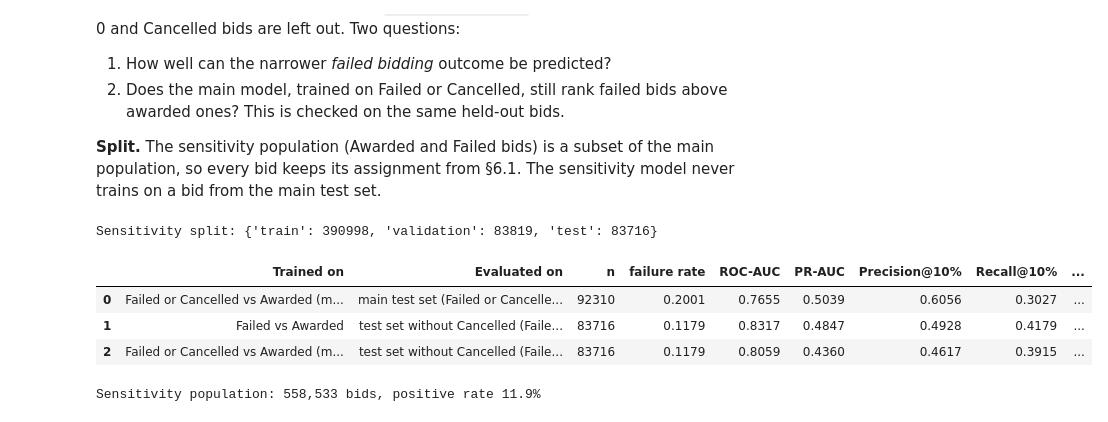
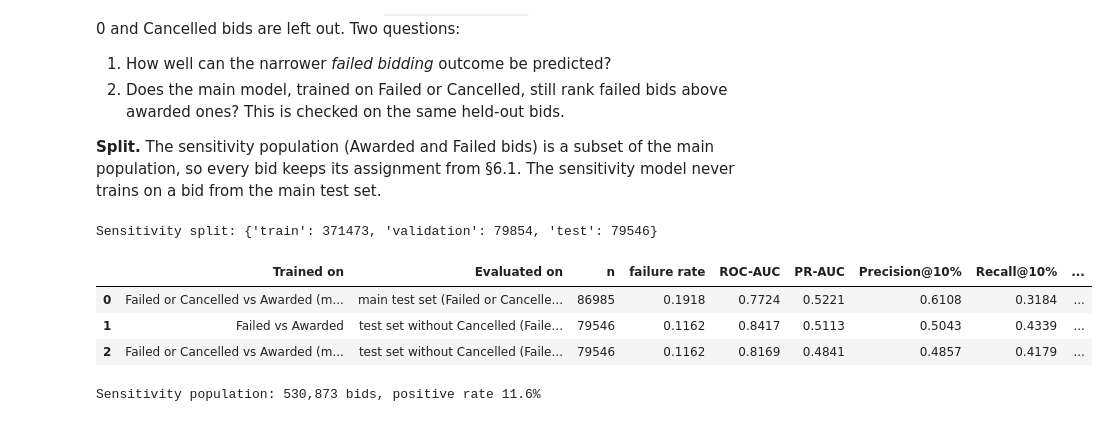
Before and after one commit to deyosa/philgeps-ml-project, a Jupyter notebook: notebooks/02_modeling.ipynb, the cells around one changed output. Cells and saved outputs as stored; diff of their text form; code cells hidden in the pictures.

```diff
--- a/notebooks/02_modeling.ipynb
+++ b/notebooks/02_modeling.ipynb
@@ -47,6 +47,8 @@ pd.set_option("display.float_format", lambda v: f"{v:,.4f}")
 pf.MODELS.mkdir(parents=True, exist_ok=True)
 
 bids = pd.read_parquet(pf.BIDS)
-labelled = bids[bids["Target_Failed"].notna()].reset_index(drop=True)
-print(f"Bids: {len(bids):,} | labelled: {len(labelled):,} | failure rate: {labelled.Target_Failed.mean() * 100:.2f}%")
+all_labelled = bids[bids["Target_Failed"].notna()].reset_index(drop=True)
+in_scope = all_labelled["in_model_scope"]
+print(f"Bids: {len(bids):,} | labelled: {len(all_labelled):,} | in model scope: {in_scope.sum():,} "
+      f"(2025 Q3–Q4 excluded: {(~in_scope).sum():,}) | failure rate in scope: {all_labelled.loc[in_scope, 'Target_Failed'].mean() * 100:.2f}%")
 # %% [output]
@@ -58,16 +62,9 @@ The split is stratified on outcome × source system, so each set keeps the same
 # %%
-def split_three(frame, target, seed=pf.RANDOM_STATE):
-    strata = frame[target].astype(int).astype(str) + "_" + frame["Source System"].astype(str)
-    train_idx, rest_idx = train_test_split(frame.index, test_size=0.30, stratify=strata, random_state=seed)
-    val_idx, test_idx = train_test_split(rest_idx, test_size=0.50, stratify=strata.loc[rest_idx], random_state=seed)
-    split = pd.Series("train", index=frame.index)
-    split.loc[val_idx] = "validation"
-    split.loc[test_idx] = "test"
-    return split
+all_labelled["split"] = pf.grouped_split(all_labelled, "Target_Failed")
+all_labelled[pf.KEY + ["split"]].to_parquet(pf.SPLITS, index=False)
+print("Notice groups in more than one set:", int(all_labelled.groupby("notice_group")["split"].nunique().gt(1).sum()))
 
-labelled["split"] = split_three(labelled, "Target_Failed")
-labelled[pf.KEY + ["split"]].to_parquet(pf.SPLITS, index=False)
-
+labelled = all_labelled[all_labelled["in_model_scope"]].reset_index(drop=True)
 split_summary = labelled.groupby(["split", "Source System"], observed=True)["Target_Failed"].agg(
     Bids="size", Failed="sum", **{"Failure rate": "mean"})
 display(split_summary)
@@ -379,31 +381,31 @@ The main target counts `Failed` and `Cancelled` bids as procurement failures. He
 # %%
 # Sensitivity population: Awarded and Failed bids only (Cancelled left out).
 # Every one of these bids is also in the main population, so it keeps its split from §6.1.
 sens = labelled[labelled["Target_Failed_Only"].notna()]
 s_train, s_test = sens[sens.split == "train"], sens[sens.split == "test"]
 y_s_test = s_test.Target_Failed_Only.astype(int)
 print("Sensitivity split:", sens.split.value_counts().to_dict())
 
 sens_model = make_models(numeric, categorical)[FINAL_MODEL]
 sens_model.fit(pf.model_frame(s_train, numeric, categorical), s_train.Target_Failed_Only.astype(int))
 X_s_test = pf.model_frame(s_test, numeric, categorical)
 s_score = sens_model.predict_proba(X_s_test)[:, 1]
-main_on_s = calibrated.predict_proba(X_s_test)[:, 1]
+main_on_s = final.predict_proba(X_s_test)[:, 1]
 
 comparison = pd.DataFrame([
     {"Trained on": "Failed or Cancelled vs Awarded (main)", "Evaluated on": "main test set (Failed or Cancelled vs Awarded)",
-     **pf.summary_metrics(y_test, prob_test)},
+     **pf.summary_metrics(y_test, raw_test)},
     {"Trained on": "Failed vs Awarded", "Evaluated on": "test set without Cancelled (Failed vs Awarded)",
      **pf.summary_metrics(y_s_test, s_score)},
     {"Trained on": "Failed or Cancelled vs Awarded (main)", "Evaluated on": "test set without Cancelled (Failed vs Awarded)",
      **pf.summary_metrics(y_s_test, main_on_s)},
 ])
 display(comparison)
 print(f"Sensitivity population: {len(sens):,} bids, positive rate {sens.Target_Failed_Only.mean() * 100:.1f}%")
 # %% [output]
-Sensitivity split: {'train': 390998, 'validation': 83819, 'test': 83716}
+Sensitivity split: {'train': 371473, 'validation': 79854, 'test': 79546}
 |  | Trained on | Evaluated on | n | failure rate | ROC-AUC | PR-AUC | Precision@10% | Recall@10% | ... |
-| 0 | Failed or Cancelled vs Awarded (m... | main test set (Failed or Cancelle... | 92310 | 0.2001 | 0.7655 | 0.5039 | 0.6056 | 0.3027 | ... |
-| 1 | Failed vs Awarded | test set without Cancelled (Faile... | 83716 | 0.1179 | 0.8317 | 0.4847 | 0.4928 | 0.4179 | ... |
-| 2 | Failed or Cancelled vs Awarded (m... | test set without Cancelled (Faile... | 83716 | 0.1179 | 0.8059 | 0.4360 | 0.4617 | 0.3915 | ... |
+| 0 | Failed or Cancelled vs Awarded (m... | main test set (Failed or Cancelle... | 86985 | 0.1918 | 0.7724 | 0.5221 | 0.6108 | 0.3184 | ... |
+| 1 | Failed vs Awarded | test set without Cancelled (Faile... | 79546 | 0.1162 | 0.8417 | 0.5113 | 0.5043 | 0.4339 | ... |
+| 2 | Failed or Cancelled vs Awarded (m... | test set without Cancelled (Faile... | 79546 | 0.1162 | 0.8169 | 0.4841 | 0.4857 | 0.4179 | ... |
-Sensitivity population: 558,533 bids, positive rate 11.9%
+Sensitivity population: 530,873 bids, positive rate 11.6%
```
Also changed, not shown: parts of 20 cells of this notebook, 8 other files.
